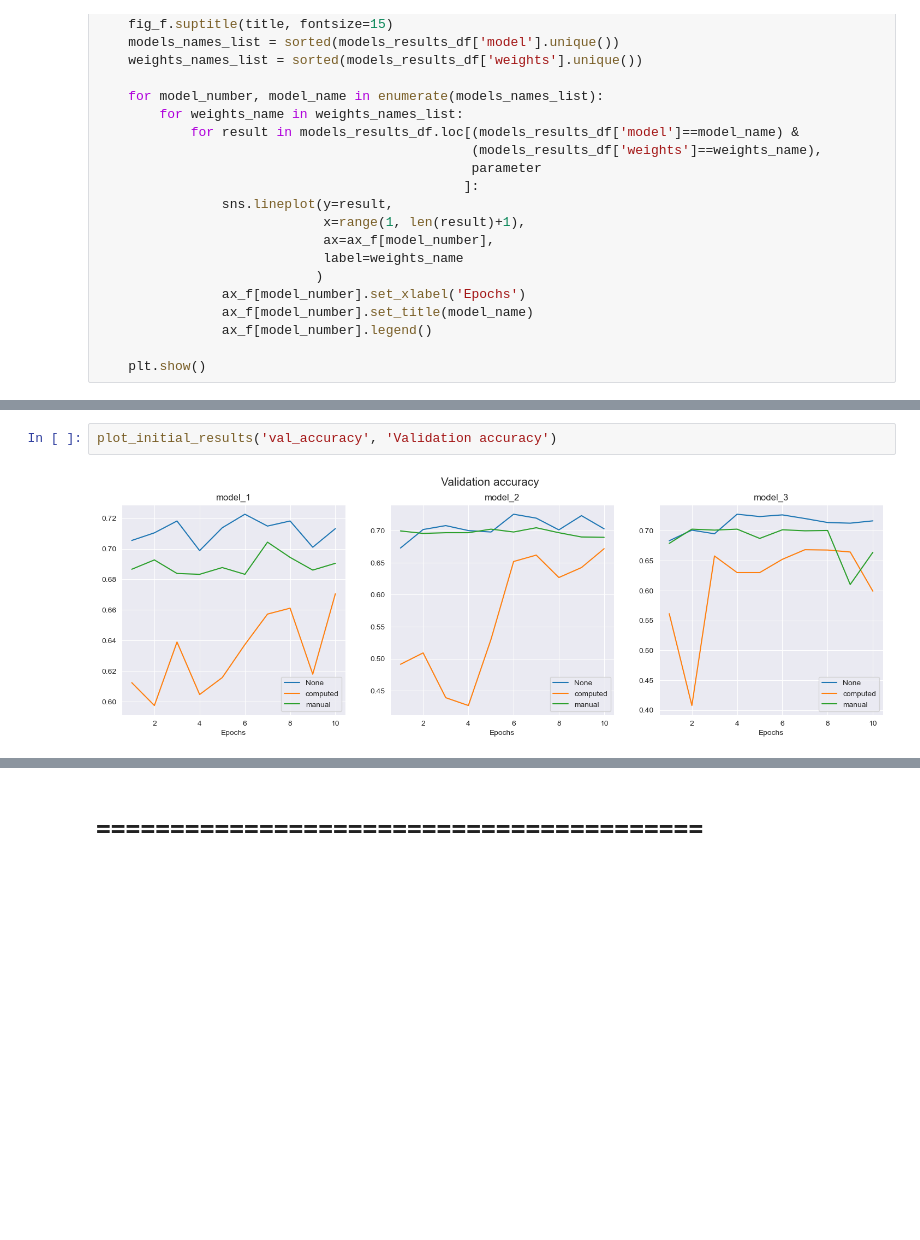
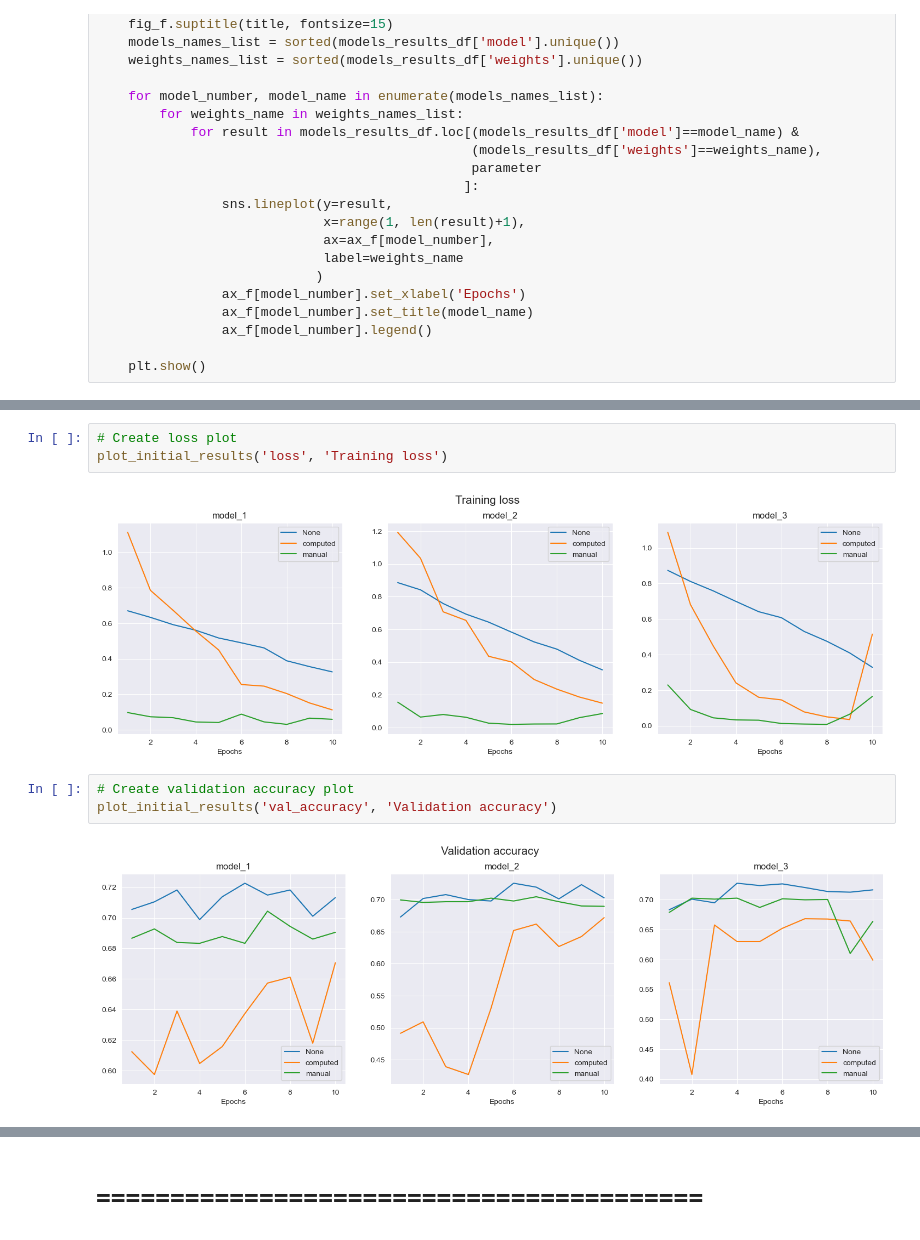
Before and after one commit to vroobelle93/04_skin_diseases, a Jupyter notebook: skin_diseases.ipynb, the cells around one changed output, grey strips where cells are left out. Drawn from its saved outputs; the diff is of its cells as text; blank space fills up the shorter version.

```diff
--- a/skin_diseases.ipynb
+++ b/skin_diseases.ipynb
@@ -509,4 +464,10 @@ plot_initial_results('loss', 'Loss')
+# %%
+# Create loss plot
+plot_initial_results('loss', 'Training loss')
+# %% [output]
+[figure, added]
 # %%
+# Create validation accuracy plot
 plot_initial_results('val_accuracy', 'Validation accuracy')
 # %% [output]
 [figure]
```
Also changed, not shown: parts of 37 cells of this notebook.
